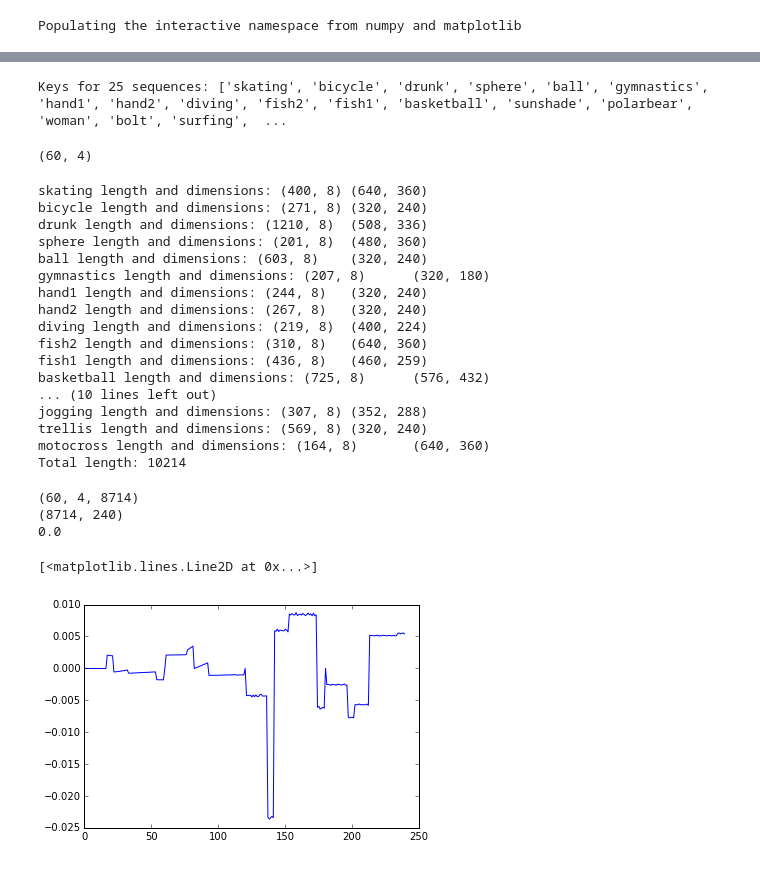
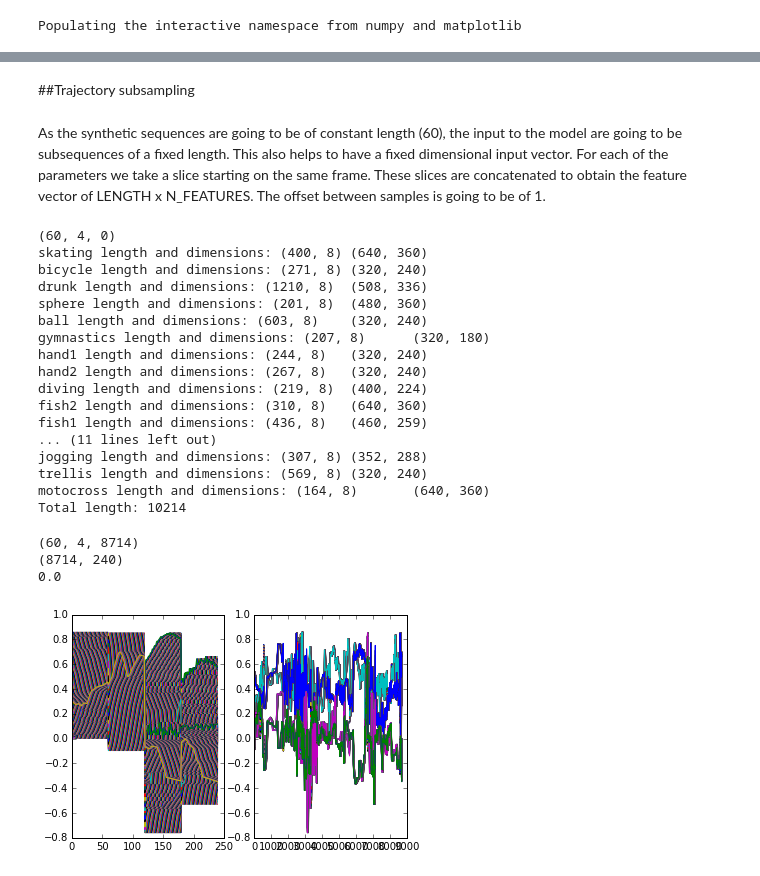
Before and after one commit to jccaicedo/localization-agent, a Jupyter notebook: notebooks/Trajectory generative model.ipynb, the cells around one changed output, grey strips where cells are left out. Saved outputs shown, nothing was run; the diff lists cells and outputs as text; code cells hidden in the pictures.

Commit message:
Text, improvements, refactoring, better looking clusters with normalized absolute params

```diff
--- a/notebooks/Trajectory generative model.ipynb
+++ b/notebooks/Trajectory generative model.ipynb
@@ -11,0 +20,6 @@ Populating the interactive namespace from numpy and matplotlib
+# %%
+#Parameters of sample trajectories and accumulator
+LENGTH = 60
+N_FEATURES = 4
+OFFSET = 1
+SEQ_DIR = '/home/fmpaezri/datasets/vot-challenge/sequences/'
@@ -12,12 +28,15 @@ Populating the interactive namespace from numpy and matplotlib
 # %%
-def plot_params(path):
+def plot_params(path, xTicks=None, create=True):
     '''Plots the parameters of a given sequence'''
     titles = ['$ tx $', '$ ty $', '$ sx $', '$ sy $', '$ \\theta $', '$ \\theta_{pv}$', 'product', 'ratio']
-    matplotlib.pyplot.figure()
+    if create:
+        matplotlib.pyplot.figure()
     matplotlib.pyplot.gcf().subplots_adjust(bottom=0.0, hspace=0.0)
     for i in range(path.shape[1]):
         axes = matplotlib.pyplot.subplot(int(path.shape[1]/2),2,i+1)
-        matplotlib.pyplot.plot(path[:,i])
-        if i < path.shape[1]-1:
+        if xTicks is None:
+            xTicks = numpy.arange(path.shape[0])
+        matplotlib.pyplot.plot(xTicks, path[:,i])
+        if i/2 < int(path.shape[1]/2)-1:
             matplotlib.pyplot.setp( axes.get_xticklabels(), visible=False)
         matplotlib.pyplot.ylabel(titles[i])
@@ -23,0 +61,7 @@ def plot_params(path):
+# %%
+for name, trajectory in trajectories.iteritems():
+    sequenceImage = Image.open(os.path.join(SEQ_DIR, name, '00000001.jpg'))
+    seqSize = sequenceImage.size
+    sequenceImage.close()
+    normalizations = lambda x: numpy.vstack([x[:,0]/seqSize[0], x[:,1]/seqSize[1], numpy.log10(x[:,2]), numpy.log10(x[:,3])]).T
+    plot_params(normalizations(trajectory[:,:N_FEATURES]), xTicks=numpy.arange(trajectory.shape[0], dtype=float)/trajectory.shape[0], create=False)
@@ -47,33 +88,28 @@ trajFile.close()
-# %%
-print 'Keys for {} sequences: {}'.format(len(trajectories.keys()), trajectories.keys())
-# %% [output]
-Keys for 25 sequences: ['skating', 'bicycle', 'drunk', 'sphere', 'ball', 'gymnastics', 'hand1', 'hand2', 'diving', 'fish2', 'fish1', 'basketball', 'sunshade', 'polarbear', 'woman', 'bolt', 'surfing',  ...
-# %%
-#Parameters of sample trajectories and accumulator
-LENGTH = 60
-N_FEATURES = 4
-OFFSET = 1
-seqDir = '/home/fmpaezri/datasets/vot-challenge/sequences/'
-samples = numpy.empty((LENGTH, N_FEATURES))
-print samples.shape
-# %% [output]
-(60, 4)
+# %% [markdown]
+##Trajectory subsampling
+# %% [markdown]
+As the synthetic sequences are going to be of constant length (60), the input to the model are going to be subsequences of a fixed length. This also helps to have a fixed dimensional input vector. For each of the parameters we take a slice starting on the same frame. These slices are concatenated to obtain the feature vector of LENGTH x N_FEATURES. The offset between samples is going to be of 1.
 # %%
+samples = numpy.empty((LENGTH, N_FEATURES, 0))
+print samples.shape
 #Trajectory subsampling and original trajectory plots
 totalLength = 0
 for aSequence in trajectories.keys():
     trajectory = trajectories[aSequence]
-    seqSize = Image.open(os.path.join(seqDir, aSequence, '00000001.jpg')).size
+    seqSize = Image.open(os.path.join(SEQ_DIR, aSequence, '00000001.jpg')).size
+    normalizations = lambda x: numpy.vstack([x[:,0]/seqSize[0], x[:,1]/seqSize[1], numpy.log10(x[:,2]), numpy.log10(x[:,3])]).T
     totalLength += trajectory.shape[0]
     print '{} length and dimensions: {}\t{}'.format(aSequence, trajectory.shape, seqSize)
     #plot_params(trajectory)
     for start in numpy.arange(0, trajectory.shape[0]-LENGTH, OFFSET):
-        sample = trajectories[aSequence][start:start+LENGTH,:N_FEATURES]/numpy.array([seqSize[0], seqSize[1], 1, 1])
-        sample = numpy.vstack([numpy.zeros((1, N_FEATURES)), numpy.diff(sample, axis=0)])
+        sample = trajectories[aSequence][start:start+LENGTH,:N_FEATURES]
+        sample = normalizations(sample)
+        #sample = numpy.vstack([numpy.zeros((1, N_FEATURES)), numpy.diff(sample, axis=0)])
         samples = numpy.dstack([samples, sample])
-samples = samples[:,:,1:]
+#samples = samples[:,:,1:]
 print 'Total length: {}'.format(totalLength)
 # %% [output]
+(60, 4, 0)
 skating length and dimensions: (400, 8) (640, 360)
 bicycle length and dimensions: (271, 8) (320, 240)
 drunk length and dimensions: (1210, 8)  (508, 336)
@@ -85,8 +121,7 @@ hand2 length and dimensions: (267, 8)   (320, 240)
 diving length and dimensions: (219, 8)  (400, 224)
 fish2 length and dimensions: (310, 8)   (640, 360)
 fish1 length and dimensions: (436, 8)   (460, 259)
-basketball length and dimensions: (725, 8)      (576, 432)
-... (10 lines left out)
+... (11 lines left out)
 jogging length and dimensions: (307, 8) (352, 288)
 trellis length and dimensions: (569, 8) (320, 240)
 motocross length and dimensions: (164, 8)       (640, 360)
@@ -94,16 +129,16 @@ Total length: 10214
 # %%
 #Shape and reshape debugging
 print samples.shape
 flatSample = samples.T.reshape(-1, LENGTH*N_FEATURES)
 print flatSample.shape
 print (flatSample[0,:].reshape(N_FEATURES, LENGTH).T-samples[0:LENGTH,:,0]).sum()
-#matplotlib.pyplot.subplot(1,2,1)
-matplotlib.pyplot.plot(flatSample[0,:])
-#matplotlib.pyplot.subplot(1,2,2)
-#matplotlib.pyplot.plot(samples[0:LENGTH,:,0].T.ravel())
+matplotlib.pyplot.subplot(1,2,1);
+matplotlib.pyplot.plot(flatSample.T);
+matplotlib.pyplot.subplot(1,2,2);
+matplotlib.pyplot.plot(flatSample)
+#matplotlib.pyplot.plot(samples[0:LENGTH,:,0].T.ravel());
 # %% [output]
 (60, 4, 8714)
 (8714, 240)
 0.0
-[<matplotlib.lines.Line2D at 0x...>]
-[figure, old version]
+[figure, new version]
```
Also changed, not shown: parts of 19 cells of this notebook.
